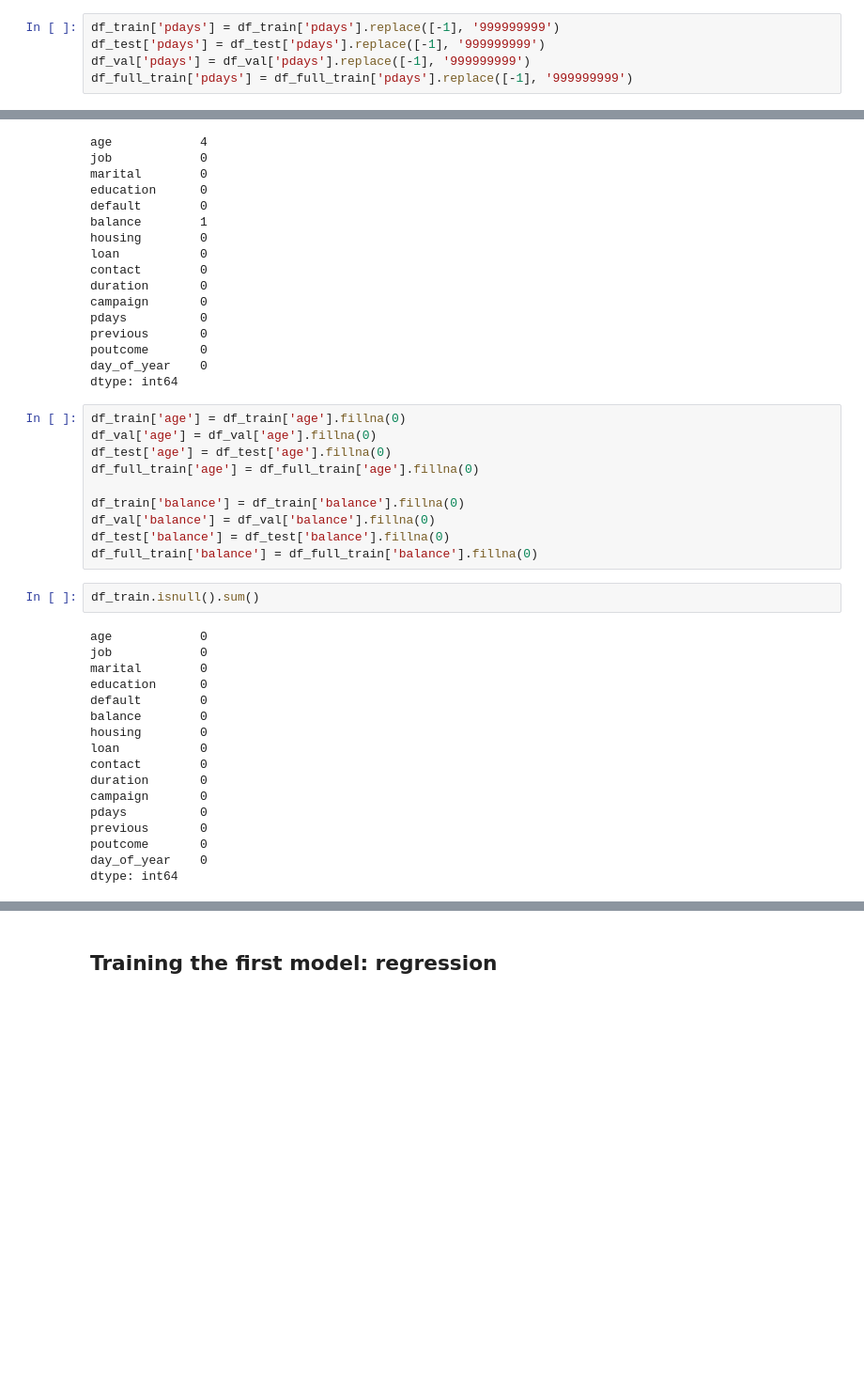
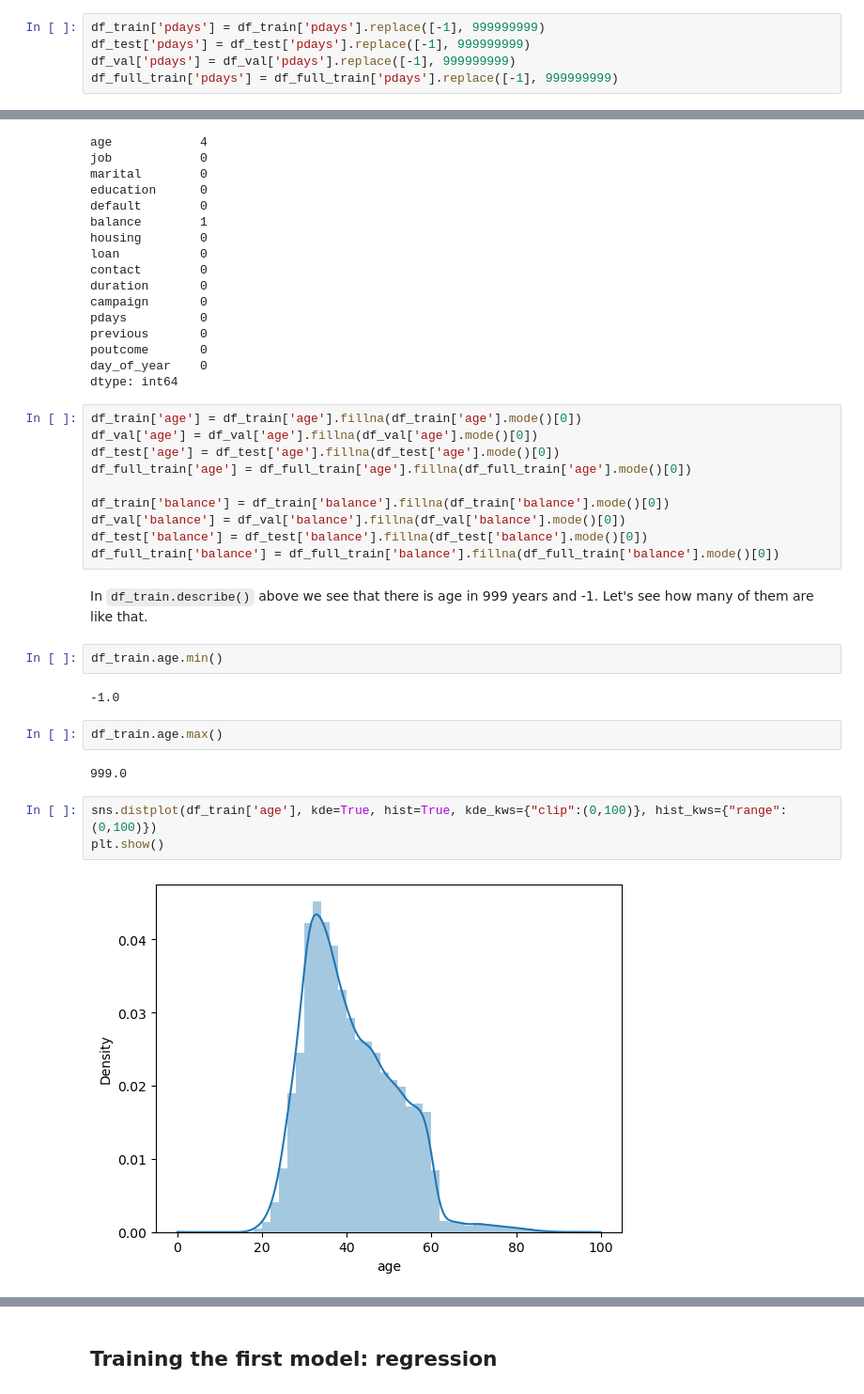
Before and after one commit to bhasarma/mlcoursezoom-camp, a Jupyter notebook: WK08-09-midterm-project/notebook.ipynb, the cells around one changed output, grey strips where cells are left out. Shown at 94% size. Saved outputs shown, nothing was run; the diff lists cells and outputs as text; blank space fills up the shorter version.

```diff
--- a/WK08-09-midterm-project/notebook.ipynb
+++ b/WK08-09-midterm-project/notebook.ipynb
@@ -504,5 +396,5 @@ choice 1: - Replace `-1` in `pdays` with `999999999`
 # %%
-df_train['pdays'] = df_train['pdays'].replace([-1], '999999999')
-df_test['pdays'] = df_test['pdays'].replace([-1], '999999999')
-df_val['pdays'] = df_val['pdays'].replace([-1], '999999999')
-df_full_train['pdays'] = df_full_train['pdays'].replace([-1], '999999999')
+df_train['pdays'] = df_train['pdays'].replace([-1], 999999999)
+df_test['pdays'] = df_test['pdays'].replace([-1], 999999999)
+df_val['pdays'] = df_val['pdays'].replace([-1], 999999999)
+df_full_train['pdays'] = df_full_train['pdays'].replace([-1], 999999999)
@@ -531,31 +438,27 @@ poutcome       0
 day_of_year    0
 dtype: int64
 # %%
-df_train['age'] = df_train['age'].fillna(0)
-df_val['age'] = df_val['age'].fillna(0)
-df_test['age'] = df_test['age'].fillna(0)
-df_full_train['age'] = df_full_train['age'].fillna(0)
+df_train['age'] = df_train['age'].fillna(df_train['age'].mode()[0])
+df_val['age'] = df_val['age'].fillna(df_val['age'].mode()[0])
+df_test['age'] = df_test['age'].fillna(df_test['age'].mode()[0])
+df_full_train['age'] = df_full_train['age'].fillna(df_full_train['age'].mode()[0])
 
-df_train['balance'] = df_train['balance'].fillna(0)
-df_val['balance'] = df_val['balance'].fillna(0)
-df_test['balance'] = df_test['balance'].fillna(0)
-df_full_train['balance'] = df_full_train['balance'].fillna(0)
+df_train['balance'] = df_train['balance'].fillna(df_train['balance'].mode()[0])
+df_val['balance'] = df_val['balance'].fillna(df_val['balance'].mode()[0])
+df_test['balance'] = df_test['balance'].fillna(df_test['balance'].mode()[0])
+df_full_train['balance'] = df_full_train['balance'].fillna(df_full_train['balance'].mode()[0])
-# %%
-df_train.isnull().sum()
-# %% [output]
-age            0
-job            0
-marital        0
-education      0
-default        0
-balance        0
-housing        0
-loan           0
-contact        0
-duration       0
-campaign       0
-pdays          0
-previous       0
-poutcome       0
-day_of_year    0
-dtype: int64
+# %% [markdown]
+In `df_train.describe()` above we see that there is age in 999 years and -1. Let's see how many of them are like that.
+# %%
+df_train.age.min()
+# %% [output]
+-1.0
+# %%
+df_train.age.max()
+# %% [output]
+999.0
+# %%
+sns.distplot(df_train['age'], kde=True, hist=True, kde_kws={"clip":(0,100)}, hist_kws={"range":(0,100)})
+plt.show()
+# %% [output]
+[figure, added]
```
Also changed, not shown: parts of 93 cells of this notebook, 4 other files.
